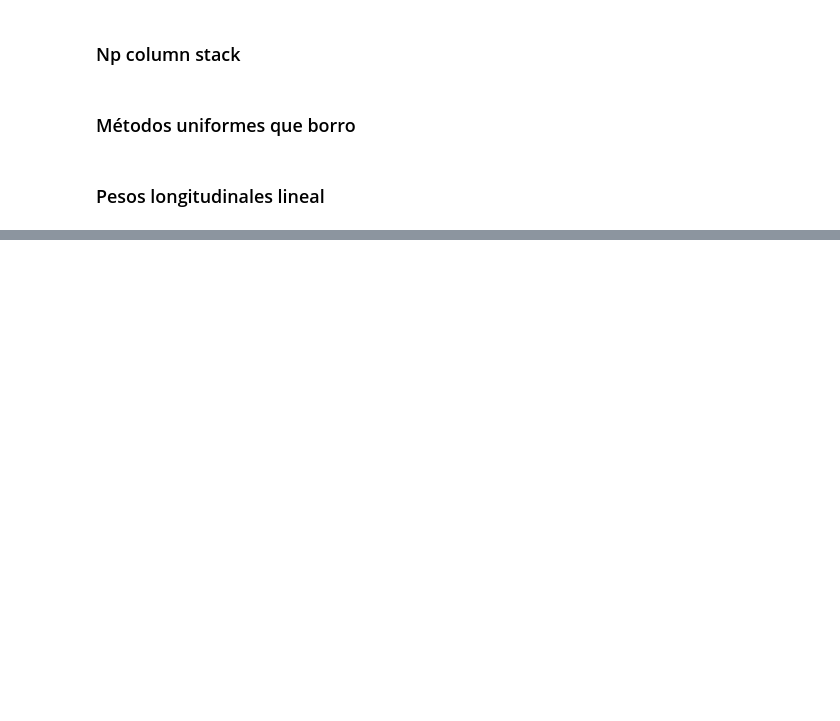
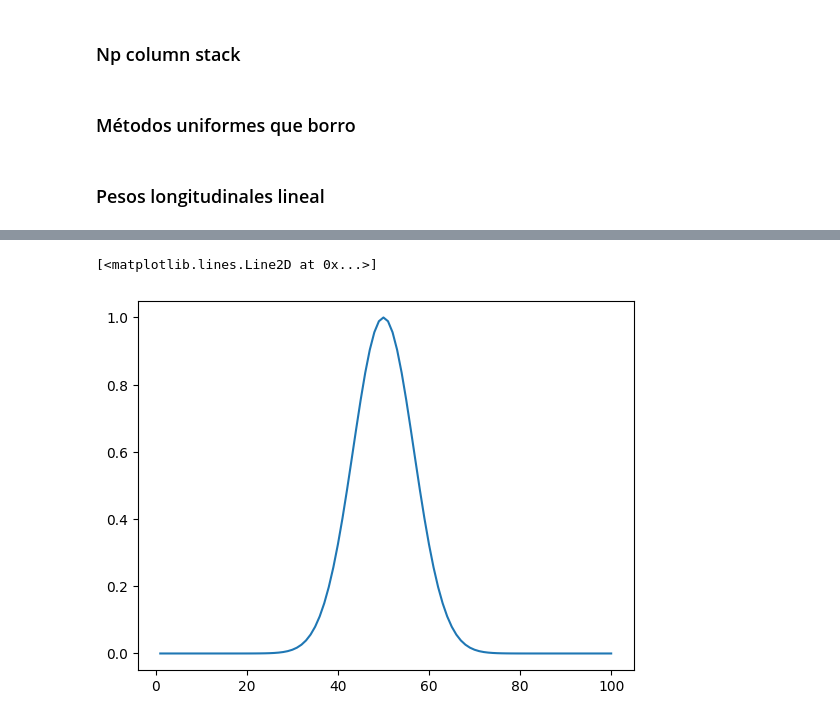
Before and after one commit to rmserra/proyecto-de-graduacion, a Jupyter notebook: modelo_sinpoo.ipynb, the cells around one changed output, grey strips where cells are left out. Saved outputs shown, nothing was run; the diff lists cells and outputs as text; code cells hidden in the pictures; blank space fills up the shorter version.

```diff
--- a/modelo_sinpoo.ipynb
+++ b/modelo_sinpoo.ipynb
@@ -839,3 +854,8 @@ y = [funcion_trapecio(x=x,z=50,d=20,a=0) for x in pos]
+# %%
+plt.plot(pos,y)
+# %% [output]
+[<matplotlib.lines.Line2D at 0x...>]
+[figure, added]
 # %%
 y
 # %% [output]
```
Also changed, not shown: parts of 20 cells of this notebook, 1 other file.
